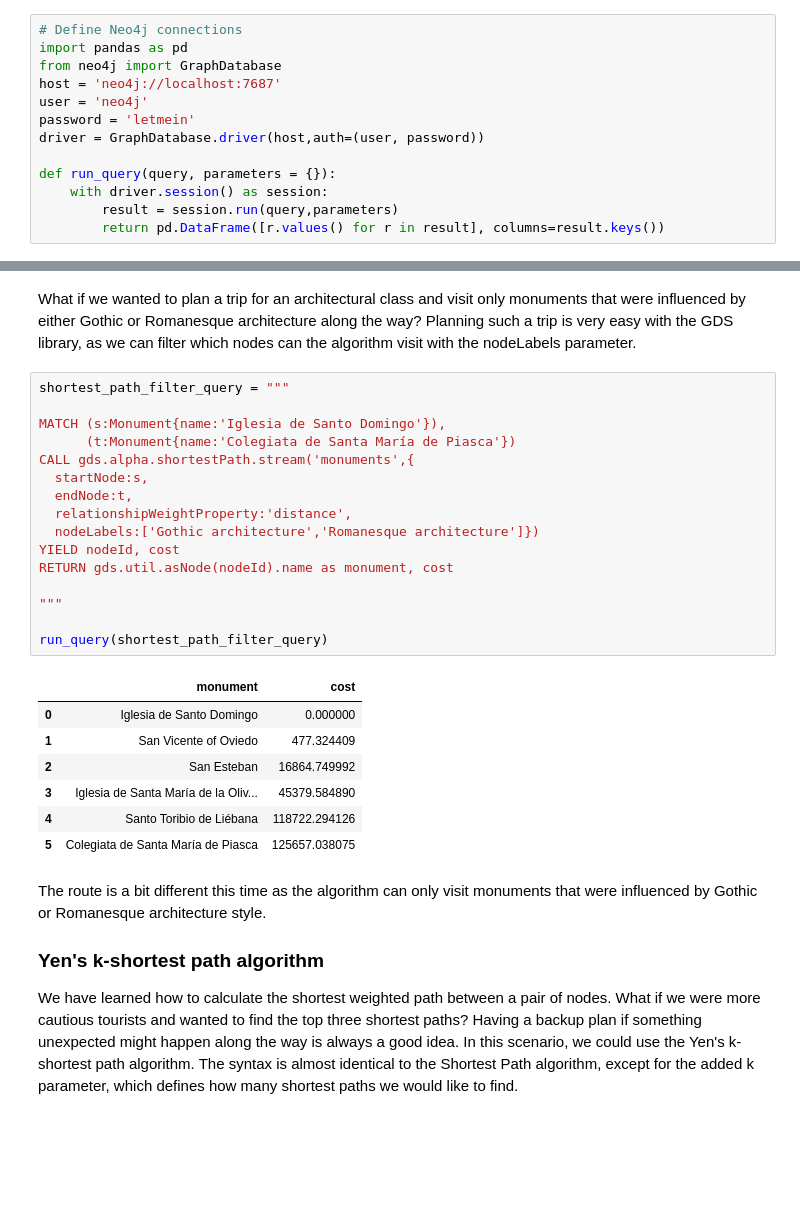
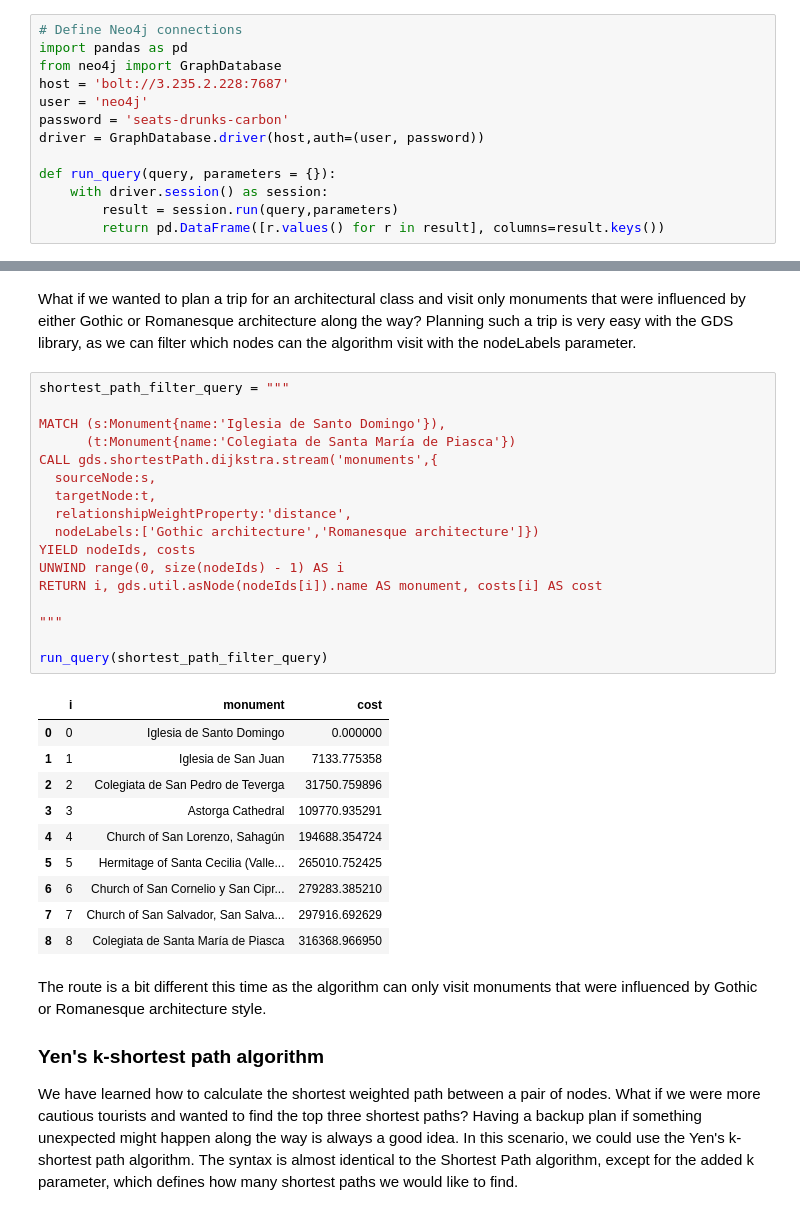
Before and after one commit to tomasonjo/blogs, a Jupyter notebook: Traveling_tourist/Part 2 - Exploring Pathfinding Graph Algorithms.ipynb, the cells around one changed output, grey strips where cells are left out. Drawn from its saved outputs; the diff is of its cells as text; blank space fills up the shorter version.

```diff
--- a/Traveling_tourist/Part 2 - Exploring Pathfinding Graph Algorithms.ipynb
+++ b/Traveling_tourist/Part 2 - Exploring Pathfinding Graph Algorithms.ipynb
@@ -2,9 +20,9 @@
 # Define Neo4j connections
 import pandas as pd
 from neo4j import GraphDatabase
-host = 'neo4j://localhost:7687'
+host = 'bolt://3.235.2.228:7687'
 user = 'neo4j'
-password = 'letmein'
+password = 'seats-drunks-carbon'
 driver = GraphDatabase.driver(host,auth=(user, password))
 
 def run_query(query, parameters = {}):
@@ -138,27 +158,31 @@ What if we wanted to plan a trip for an architectural class and visit only monum
 # %%
 shortest_path_filter_query = """
 
 MATCH (s:Monument{name:'Iglesia de Santo Domingo'}),
       (t:Monument{name:'Colegiata de Santa María de Piasca'})
-CALL gds.alpha.shortestPath.stream('monuments',{
-  startNode:s,
-  endNode:t,
+CALL gds.shortestPath.dijkstra.stream('monuments',{
+  sourceNode:s,
+  targetNode:t,
   relationshipWeightProperty:'distance',
   nodeLabels:['Gothic architecture','Romanesque architecture']})
-YIELD nodeId, cost
-RETURN gds.util.asNode(nodeId).name as monument, cost
+YIELD nodeIds, costs
+UNWIND range(0, size(nodeIds) - 1) AS i
+RETURN i, gds.util.asNode(nodeIds[i]).name AS monument, costs[i] AS cost
 
 """
 
 run_query(shortest_path_filter_query)
 # %% [output]
-|  | monument | cost |
-| 0 | Iglesia de Santo Domingo | 0.000000 |
-| 1 | San Vicente of Oviedo | 477.324409 |
-| 2 | San Esteban | 16864.749992 |
-| 3 | Iglesia de Santa María de la Oliv... | 45379.584890 |
-| 4 | Santo Toribio de Liébana | 118722.294126 |
-| 5 | Colegiata de Santa María de Piasca | 125657.038075 |
+|  | i | monument | cost |
+| 0 | 0 | Iglesia de Santo Domingo | 0.000000 |
+| 1 | 1 | Iglesia de San Juan | 7133.775358 |
+| 2 | 2 | Colegiata de San Pedro de Teverga | 31750.759896 |
+| 3 | 3 | Astorga Cathedral | 109770.935291 |
+| 4 | 4 | Church of San Lorenzo, Sahagún | 194688.354724 |
+| 5 | 5 | Hermitage of Santa Cecilia (Valle... | 265010.752425 |
+| 6 | 6 | Church of San Cornelio y San Cipr... | 279283.385210 |
+| 7 | 7 | Church of San Salvador, San Salva... | 297916.692629 |
+| 8 | 8 | Colegiata de Santa María de Piasca | 316368.966950 |
 # %% [markdown]
 The route is a bit different this time as the algorithm can only visit monuments that were influenced by Gothic or Romanesque architecture style.
 
```
Also changed, not shown: parts of 18 cells of this notebook.
